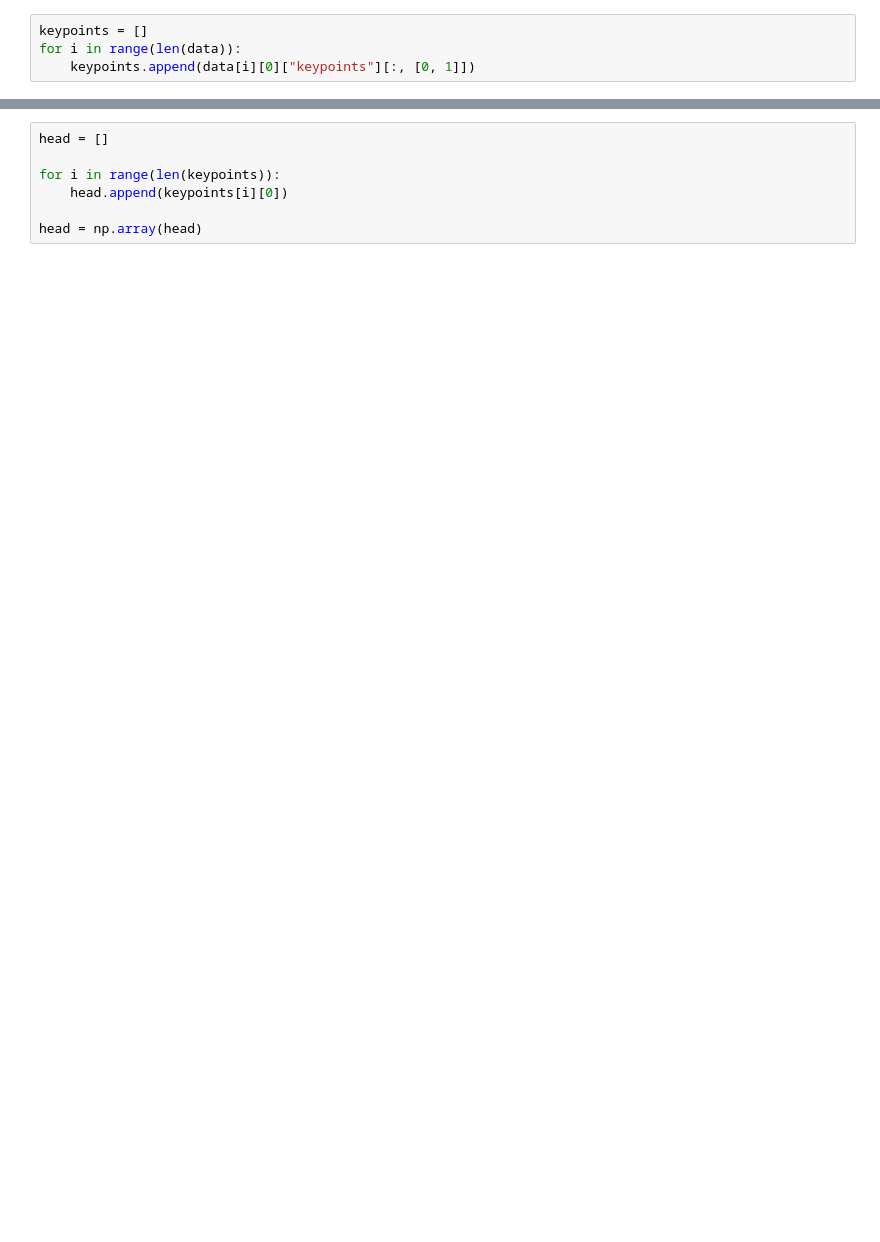
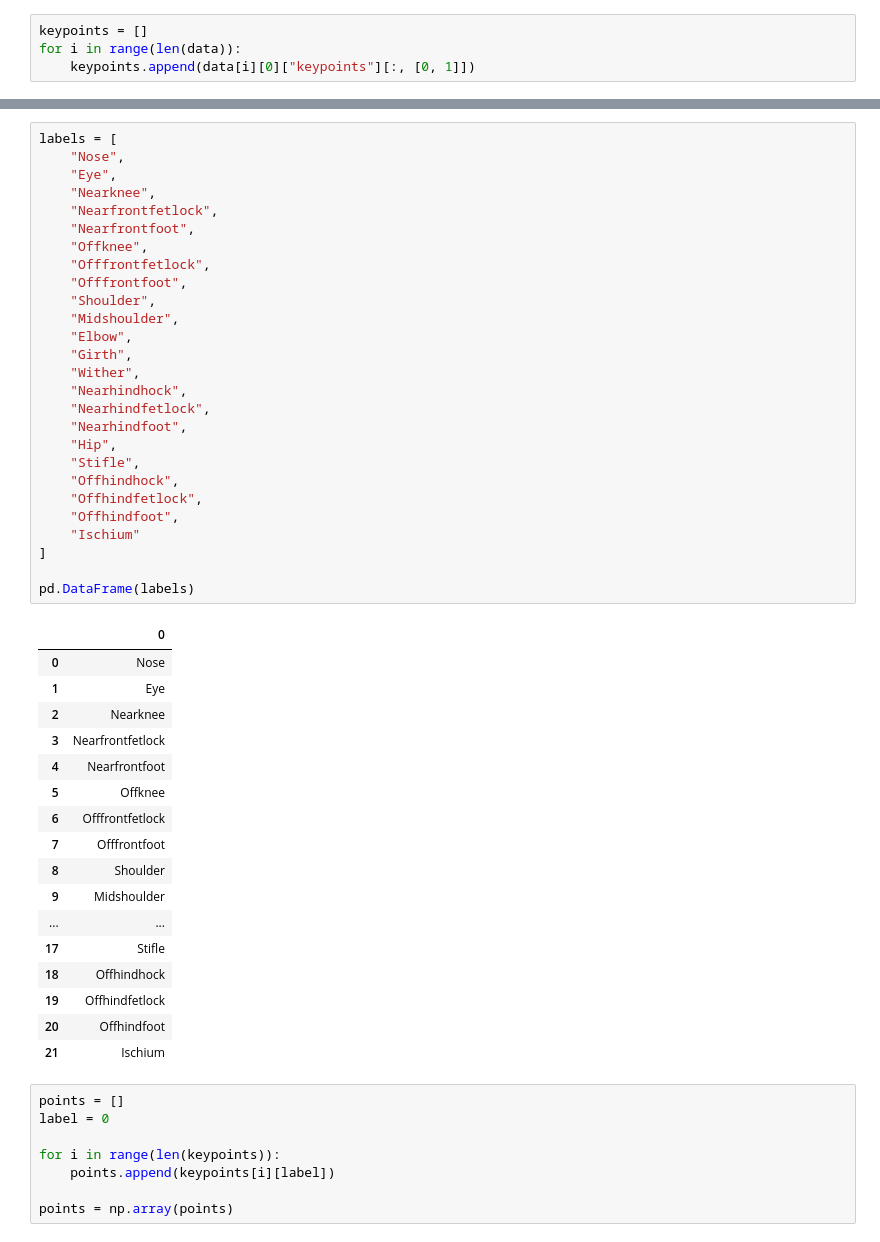
Before and after one commit to baibai25/horse-pose-estimation, a Jupyter notebook: mmpose/notebook/show_keypoint.ipynb, the cells around one changed output, grey strips where cells are left out. Cells and saved outputs as stored; diff of their text form; blank space fills up the shorter version.

```diff
--- a/mmpose/notebook/show_keypoint.ipynb
+++ b/mmpose/notebook/show_keypoint.ipynb
@@ -18,7 +52,53 @@ len(keypoints)
+# %%
+labels = [
+    "Nose",
+    "Eye",
+    "Nearknee",
+    "Nearfrontfetlock",
+    "Nearfrontfoot",
+    "Offknee",
+    "Offfrontfetlock",
+    "Offfrontfoot",
+    "Shoulder",
+    "Midshoulder",
+    "Elbow",
+    "Girth",
+    "Wither",
+    "Nearhindhock",
+    "Nearhindfetlock",
+    "Nearhindfoot",
+    "Hip",
+    "Stifle",
+    "Offhindhock",
+    "Offhindfetlock",
+    "Offhindfoot",
+    "Ischium"
+]
+
+pd.DataFrame(labels)
+# %% [output]
+|  | 0 |
+| 0 | Nose |
+| 1 | Eye |
+| 2 | Nearknee |
+| 3 | Nearfrontfetlock |
+| 4 | Nearfrontfoot |
+| 5 | Offknee |
+| 6 | Offfrontfetlock |
+| 7 | Offfrontfoot |
+| 8 | Shoulder |
+| 9 | Midshoulder |
+| ... | ... |
+| 17 | Stifle |
+| 18 | Offhindhock |
+| 19 | Offhindfetlock |
+| 20 | Offhindfoot |
+| 21 | Ischium |
 # %%
-head = []
+points = []
+label = 0
 
 for i in range(len(keypoints)):
-    head.append(keypoints[i][0])
+    points.append(keypoints[i][label])
 
-head = np.array(head)
+points = np.array(points)
```
Also changed, not shown: parts of 8 cells of this notebook, 2 other files.
